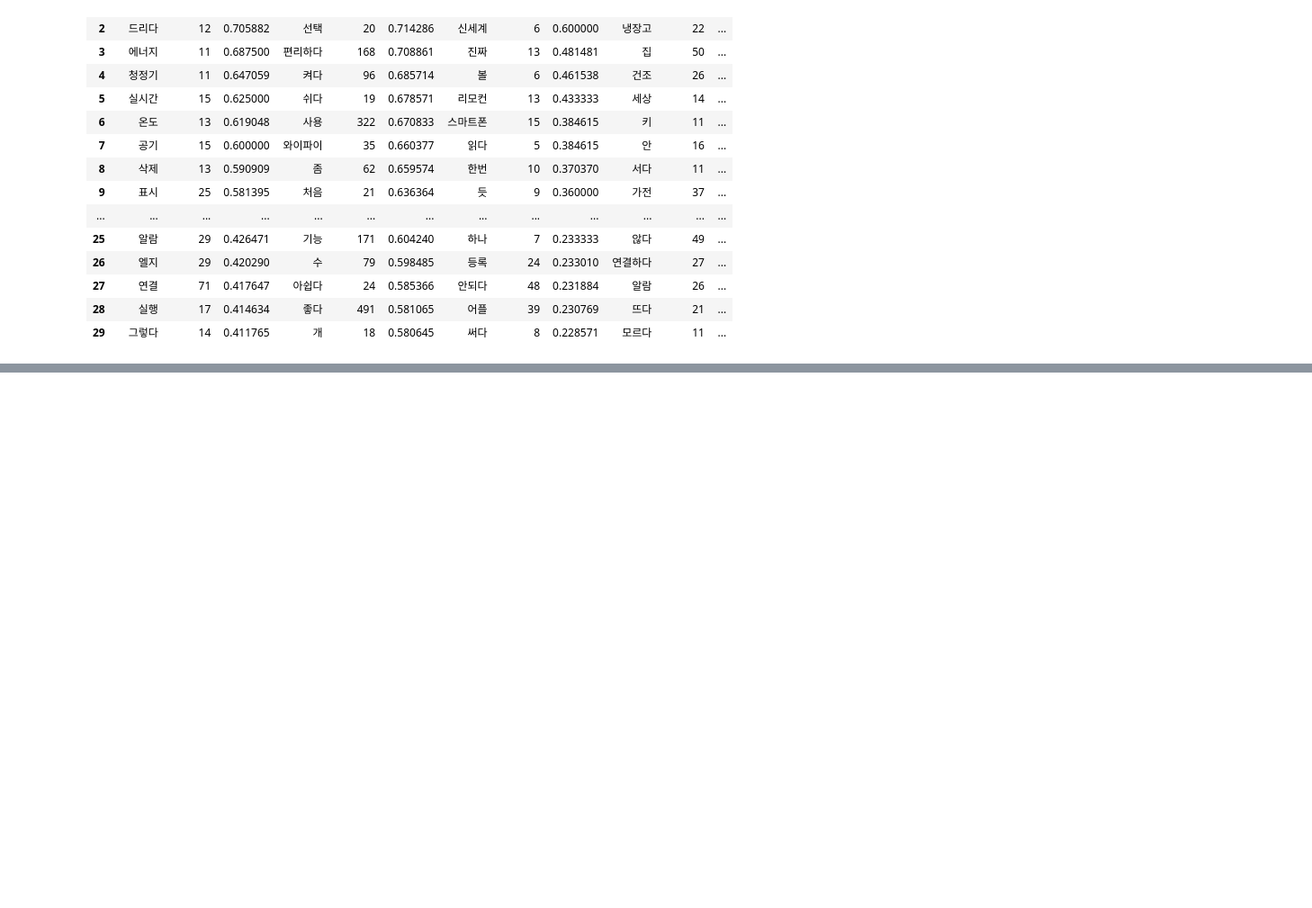
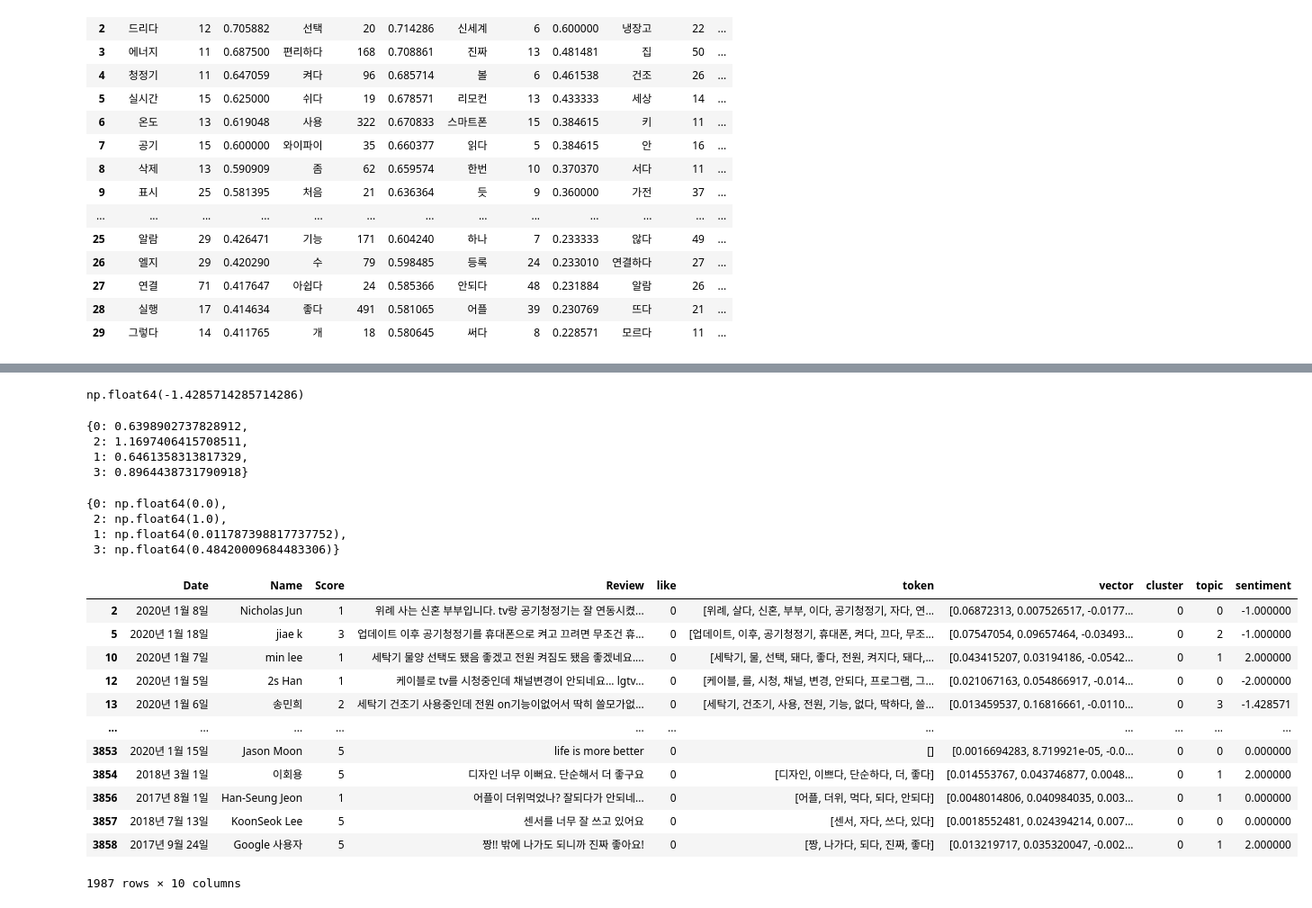
Before and after one commit to donna6355/study_python, a Jupyter notebook: ml_pre_processing.ipynb, the cells around one changed output, grey strips where cells are left out. Shown at 90% size. Saved outputs shown, nothing was run; the diff lists cells and outputs as text; code cells hidden in the pictures; blank space fills up the shorter version.

```diff
--- a/ml_pre_processing.ipynb
+++ b/ml_pre_processing.ipynb
@@ -731,0 +809,8 @@ cluster0_ratio.head(30)
+# %%
+# 감성 분석
+import json
+
+with open('SentiWord_info.json', encoding= "utf-8-sig", mode = 'r') as f:
+  sent_dicts = json.load(f)
+
+sent_dicts[:100]
@@ -731,0 +835,6 @@ cluster0_ratio.head(30)
+# %%
+sd = {}
+for i in sent_dicts:
+  sd[i['word']] = int(i['polarity'])
+
+sd
@@ -731,0 +859,21 @@ cluster0_ratio.head(30)
+# %%
+def sentiment_score(sent_dicts, token_list):
+  result = [sd[i] for i in token_list if i in sd]
+  return 0 if len(result) == 0 else np.mean(result)
+# %%
+sentiment_score(sd, df_cluster0['token'].iloc[4])
+# %% [output]
+np.float64(-1.4285714285714286)
+# %%
+df_cluster0['sentiment'] = df_cluster0['token'].apply(lambda x: sentiment_score(sd,x))
+
+action_sents = {}
+for i in df_cluster0['topic'].unique():
+  action_sents[int(i)] = float(np.mean(df_cluster0.loc[df_cluster0['topic'] == i]['sentiment']))
+
+action_sents
+# %% [output]
+{0: 0.6398902737828912,
+ 2: 1.1697406415708511,
+ 1: 0.6461358313817329,
+ 3: 0.8964438731790918}
@@ -731,0 +890,25 @@ cluster0_ratio.head(30)
+# %%
+normalized_action_sents = min_max(action_sents)
+normalized_action_sents
+# %% [output]
+{0: np.float64(0.0),
+ 2: np.float64(1.0),
+ 1: np.float64(0.011787398817737752),
+ 3: np.float64(0.48420009684483306)}
+# %%
+#중요도
+df_cluster0
+# %% [output]
+|  | Date | Name | Score | Review | like | token | vector | cluster | topic | sentiment |
+| 2 | 2020년 1월 8일 | Nicholas Jun | 1 | 위례 사는 신혼 부부입니다. tv랑 공기청정기는 잘 연동시켰... | 0 | [위례, 살다, 신혼, 부부, 이다, 공기청정기, 자다, 연... | [0.06872313, 0.007526517, -0.0177... | 0 | 0 | -1.000000 |
+| 5 | 2020년 1월 18일 | jiae k | 3 | 업데이트 이후 공기청정기를 휴대폰으로 켜고 끄려면 무조건 휴... | 0 | [업데이트, 이후, 공기청정기, 휴대폰, 켜다, 끄다, 무조... | [0.07547054, 0.09657464, -0.03493... | 0 | 2 | -1.000000 |
+| 10 | 2020년 1월 7일 | min lee | 1 | 세탁기 물양 선택도 됐음 좋겠고 전원 켜짐도 됐음 좋겠네요.... | 0 | [세탁기, 물, 선택, 돼다, 좋다, 전원, 켜지다, 돼다,... | [0.043415207, 0.03194186, -0.0542... | 0 | 1 | 2.000000 |
+| 12 | 2020년 1월 5일 | 2s Han | 1 | 케이블로 tv를 시청중인데 채널변경이 안되네요... lgtv... | 0 | [케이블, 를, 시청, 채널, 변경, 안되다, 프로그램, 그... | [0.021067163, 0.054866917, -0.014... | 0 | 0 | -2.000000 |
+| 13 | 2020년 1월 6일 | 송민희 | 2 | 세탁기 건조기 사용중인데 전원 on기능이없어서 딱히 쓸모가없... | 0 | [세탁기, 건조기, 사용, 전원, 기능, 없다, 딱하다, 쓸... | [0.013459537, 0.16816661, -0.0110... | 0 | 3 | -1.428571 |
+| ... | ... | ... | ... | ... | ... | ... | ... | ... | ... | ... |
+| 3853 | 2020년 1월 15일 | Jason Moon | 5 | life is more better | 0 | [] | [0.0016694283, 8.719921e-05, -0.0... | 0 | 0 | 0.000000 |
+| 3854 | 2018년 3월 1일 | 이회용 | 5 | 디자인 너무 이뻐요. 단순해서 더 좋구요 | 0 | [디자인, 이쁘다, 단순하다, 더, 좋다] | [0.014553767, 0.043746877, 0.0048... | 0 | 1 | 2.000000 |
+| 3856 | 2017년 8월 1일 | Han-Seung Jeon | 1 | 어플이 더위먹었나? 잘되다가 안되네... | 0 | [어플, 더위, 먹다, 되다, 안되다] | [0.0048014806, 0.040984035, 0.003... | 0 | 1 | 0.000000 |
+| 3857 | 2018년 7월 13일 | KoonSeok Lee | 5 | 센서를 너무 잘 쓰고 있어요 | 0 | [센서, 자다, 쓰다, 있다] | [0.0018552481, 0.024394214, 0.007... | 0 | 0 | 0.000000 |
+| 3858 | 2017년 9월 24일 | Google 사용자 | 5 | 짱!! 밖에 나가도 되니까 진짜 좋아요! | 0 | [짱, 나가다, 되다, 진짜, 좋다] | [0.013219717, 0.035320047, -0.002... | 0 | 1 | 2.000000 |
+1987 rows × 10 columns
```
Also changed, not shown: parts of 19 cells of this notebook.
